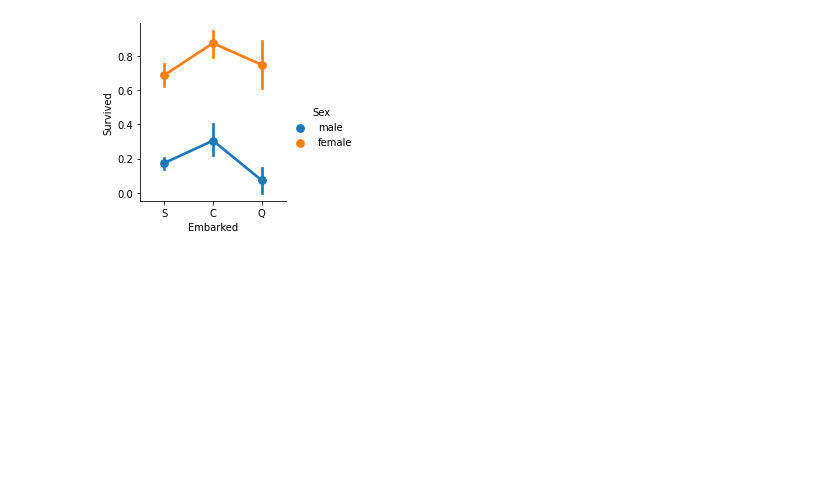
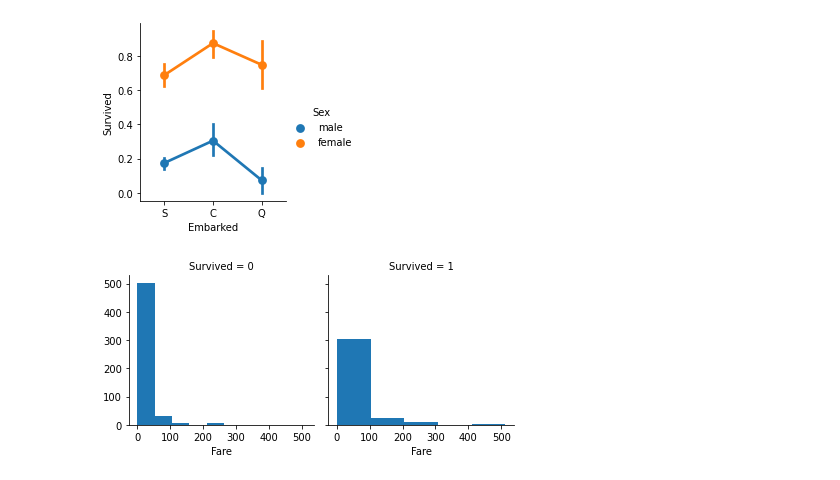
Before and after one commit to Amankhalsa/Data_Science, a Jupyter notebook: notebook.ipynb, the cells around one changed output. Saved outputs shown, nothing was run; the diff lists cells and outputs as text; code cells hidden in the pictures; blank space fills up the shorter version.

```diff
--- a/notebook.ipynb
+++ b/notebook.ipynb
@@ -112,3 +112,20 @@ fp_Ebbark = sb.factorplot(x='Embarked',y='Survived',hue='Sex',data=df,aspect=0.9
 [figure]
 [figure]
 [figure]
+# %%
+# Correcting
+import pandas as pd
+import seaborn as sb
+import matplotlib.pyplot as plt
+
+df = pd.read_csv('train.csv')
+
+
+
+graph = sb.FacetGrid(df, col='Survived')
+graph.map(plt.hist,'Fare', bins=5)
+
+df.loc[df['Fare']>400,'Fare'] = df['Fare'].median()
+plt.show()
+# %% [output]
+[figure, added]
```
Also changed, not shown: parts of 1 cell of this notebook.
